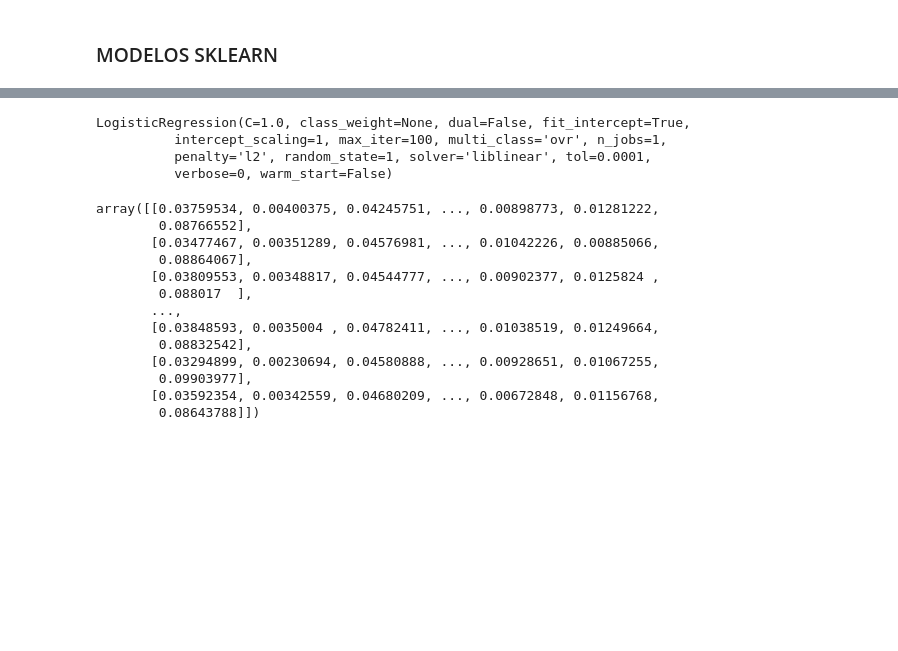
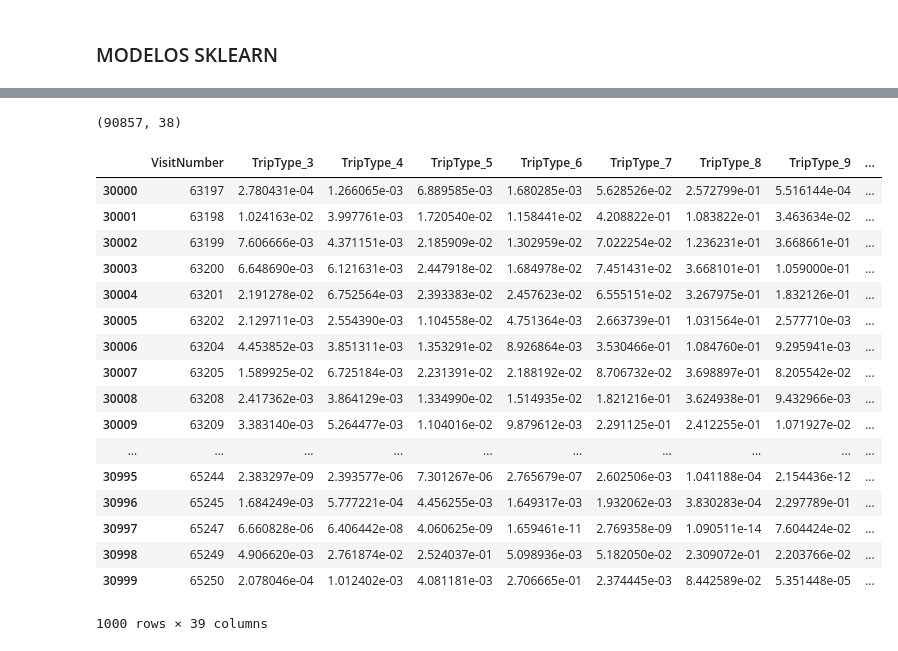
Before and after one commit to AnaLuisaMasetto/proyecto_final_mineria, a Jupyter notebook: Mineria_Final/Walmart.ipynb, the cells around one changed output, grey strips where cells are left out. Cells and saved outputs as stored; diff of their text form; code cells hidden in the pictures; blank space fills up the shorter version.

```diff
--- a/Mineria_Final/Walmart.ipynb
+++ b/Mineria_Final/Walmart.ipynb
@@ -59,0 +46,10 @@ X_test_scaled = scaler.fit_transform(X_test)
+# %%
+scaler = StandardScaler()
+X_test = test[-nueves]
+X_test = X_test.iloc[:,1:len(X_test.columns)]
+X_test = pd.get_dummies(X_test, 'Weekday')
+scaled = pd.DataFrame(scaler.fit_transform(X_test.iloc[:,0:61]), columns = X_test.columns[0:61]).reset_index(drop = True)
+no_scaled = X_test.iloc[:,61:68].reset_index(drop = True)
+X_test = pd.concat([scaled, no_scaled], axis = 1)
+X_test = pd.DataFrame(X_test)
+X_test[pd.isnull(X_test).any(axis = 1)]
@@ -84,22 +83,34 @@ sample.head()
 logistico = LogisticRegression(random_state=seed)
 logistico.fit(X_train, y_train)
 logit_result = logistico.predict_proba(X_test)
-
-for columna in range(logit_result.shape[1]):
-    sample.iloc[:,columna+1] = logit_result[:,columna]
-
-sample.to_csv('logistico.csv', index=False)
-# %% [output]
-LogisticRegression(C=1.0, class_weight=None, dual=False, fit_intercept=True,
-          intercept_scaling=1, max_iter=100, multi_class='ovr', n_jobs=1,
-          penalty='l2', random_state=1, solver='liblinear', tol=0.0001,
-          verbose=0, warm_start=False)
-# %%
-logistico_S = LogisticRegression(random_state=seed)
-logistico_S.fit(X_train_scaled, y_train)
-logit_S_result = logistico_S.predict_proba(X_test_scaled)
-
-for columna in range(logit_S_result.shape[1]):
-    sample.iloc[:,columna+1] = logit_S_result[:,columna]
-
-sample.to_csv('logistico_std.csv', index=False)
+# %%
+logit_result.shape
+# %% [output]
+(90857, 38)
+# %%
+no_nines = pd.DataFrame(sample[-nueves]).reset_index(drop = True)
+si_nines = pd.DataFrame(sample[nueves]).reset_index(drop = True)
+# %%
+no_nines.iloc[:,1:len(sample.columns)] = pd.DataFrame(logit_result, columns = sample.columns[1:39])
+si_nines.iloc[:,38] = 1
+final = pd.concat([no_nines, si_nines]).sort_values('VisitNumber')
+final.to_csv('loigt_trun.csv', index = False)
+# %% [output]
+|  | VisitNumber | TripType_3 | TripType_4 | TripType_5 | TripType_6 | TripType_7 | TripType_8 | TripType_9 | ... |
+| 30000 | 63197 | 2.780431e-04 | 1.266065e-03 | 6.889585e-03 | 1.680285e-03 | 5.628526e-02 | 2.572799e-01 | 5.516144e-04 | ... |
+| 30001 | 63198 | 1.024163e-02 | 3.997761e-03 | 1.720540e-02 | 1.158441e-02 | 4.208822e-01 | 1.083822e-01 | 3.463634e-02 | ... |
+| 30002 | 63199 | 7.606666e-03 | 4.371151e-03 | 2.185909e-02 | 1.302959e-02 | 7.022254e-02 | 1.236231e-01 | 3.668661e-01 | ... |
+| 30003 | 63200 | 6.648690e-03 | 6.121631e-03 | 2.447918e-02 | 1.684978e-02 | 7.451431e-02 | 3.668101e-01 | 1.059000e-01 | ... |
+| 30004 | 63201 | 2.191278e-02 | 6.752564e-03 | 2.393383e-02 | 2.457623e-02 | 6.555151e-02 | 3.267975e-01 | 1.832126e-01 | ... |
+| 30005 | 63202 | 2.129711e-03 | 2.554390e-03 | 1.104558e-02 | 4.751364e-03 | 2.663739e-01 | 1.031564e-01 | 2.577710e-03 | ... |
+| 30006 | 63204 | 4.453852e-03 | 3.851311e-03 | 1.353291e-02 | 8.926864e-03 | 3.530466e-01 | 1.084760e-01 | 9.295941e-03 | ... |
+| 30007 | 63205 | 1.589925e-02 | 6.725184e-03 | 2.231391e-02 | 2.188192e-02 | 8.706732e-02 | 3.698897e-01 | 8.205542e-02 | ... |
+| 30008 | 63208 | 2.417362e-03 | 3.864129e-03 | 1.334990e-02 | 1.514935e-02 | 1.821216e-01 | 3.624938e-01 | 9.432966e-03 | ... |
+| 30009 | 63209 | 3.383140e-03 | 5.264477e-03 | 1.104016e-02 | 9.879612e-03 | 2.291125e-01 | 2.412255e-01 | 1.071927e-02 | ... |
+| ... | ... | ... | ... | ... | ... | ... | ... | ... | ... |
+| 30995 | 65244 | 2.383297e-09 | 2.393577e-06 | 7.301267e-06 | 2.765679e-07 | 2.602506e-03 | 1.041188e-04 | 2.154436e-12 | ... |
+| 30996 | 65245 | 1.684249e-03 | 5.777221e-04 | 4.456255e-03 | 1.649317e-03 | 1.932062e-03 | 3.830283e-04 | 2.297789e-01 | ... |
+| 30997 | 65247 | 6.660828e-06 | 6.406442e-08 | 4.060625e-09 | 1.659461e-11 | 2.769358e-09 | 1.090511e-14 | 7.604424e-02 | ... |
+| 30998 | 65249 | 4.906620e-03 | 2.761874e-02 | 2.524037e-01 | 5.098936e-03 | 5.182050e-02 | 2.309072e-01 | 2.203766e-02 | ... |
+| 30999 | 65250 | 2.078046e-04 | 1.012402e-03 | 4.081181e-03 | 2.706665e-01 | 2.374445e-03 | 8.442589e-02 | 5.351448e-05 | ... |
+1000 rows × 39 columns
@@ -127,20 +133,3 @@ range(GB_result.shape[1])
 for columna in range(GB_result.shape[1]):
     sample.iloc[:,columna+1] = GB_result[:,columna]
 sample.to_csv('GB_std.csv', index=False)
-# %%
-range(GB_result.shape[1])
-GB_result
-# %% [output]
-array([[0.03759534, 0.00400375, 0.04245751, ..., 0.00898773, 0.01281222,
-        0.08766552],
-       [0.03477467, 0.00351289, 0.04576981, ..., 0.01042226, 0.00885066,
-        0.08864067],
-       [0.03809553, 0.00348817, 0.04544777, ..., 0.00902377, 0.0125824 ,
-        0.088017  ],
-       ...,
-       [0.03848593, 0.0035004 , 0.04782411, ..., 0.01038519, 0.01249664,
-        0.08832542],
-       [0.03294899, 0.00230694, 0.04580888, ..., 0.00928651, 0.01067255,
-        0.09903977],
-       [0.03592354, 0.00342559, 0.04680209, ..., 0.00672848, 0.01156768,
-        0.08643788]])
```
Also changed, not shown: parts of 15 cells of this notebook.
